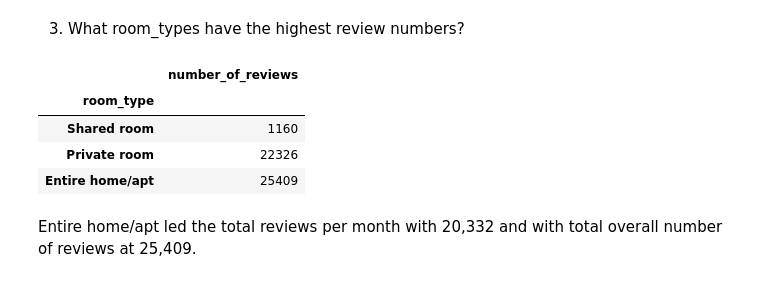
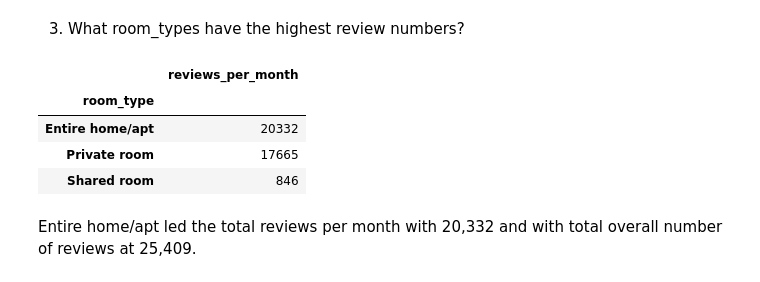
Before and after one commit to andrewapeter801/Coding_Temple, a Jupyter notebook: Week 3/Assignments/Wkend Project/AirBnB_Case_Study_Project.ipynb, the cells around one changed output. Saved outputs shown, nothing was run; the diff lists cells and outputs as text; code cells hidden in the pictures.

```diff
--- a/Week 3/Assignments/Wkend Project/AirBnB_Case_Study_Project.ipynb
+++ b/Week 3/Assignments/Wkend Project/AirBnB_Case_Study_Project.ipynb
@@ -235,15 +235,15 @@ df.groupby(['host_name']).count().sort_values('availability_365', ascending = Fa
 # %% [markdown]
 3. What room_types have the highest review numbers?
 # %%
-df.groupby(['room_type']).count().sort_values('number_of_reviews', ascending=True)[['number_of_reviews']]
+#df.groupby(['room_type']).max().sort_values('number_of_reviews', ascending=False)[['number_of_reviews','reviews_per_month']]
 #df.groupby(['room_type']).mean(True).sort_values('reviews_per_month', ascending=True)[['reviews_per_month']]
-#df.groupby(['room_type',]).count().sort_values('reviews_per_month', ascending=False)[['reviews_per_month']]
+df.groupby(['room_type',]).count().sort_values('reviews_per_month', ascending=False)[['reviews_per_month']]
 # %% [output]
-|  | number_of_reviews |
+|  | reviews_per_month |
 | room_type |  |
-| Shared room | 1160 |
-| Private room | 22326 |
-| Entire home/apt | 25409 |
+| Entire home/apt | 20332 |
+| Private room | 17665 |
+| Shared room | 846 |
 # %% [markdown]
 Entire home/apt led the total reviews per month with 20,332 and with total overall number of reviews at 25,409.
 # %% [markdown]
```
Also changed, not shown: parts of 4 cells of this notebook, 19 other files.
